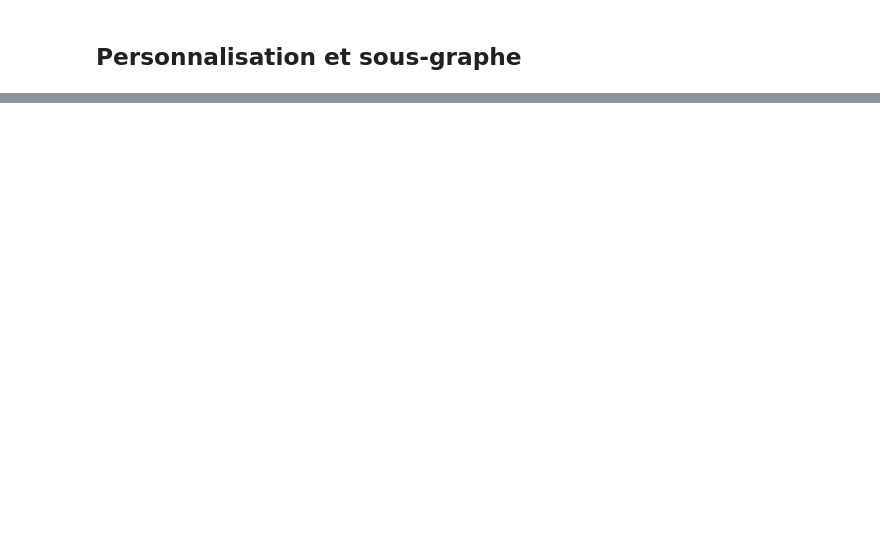
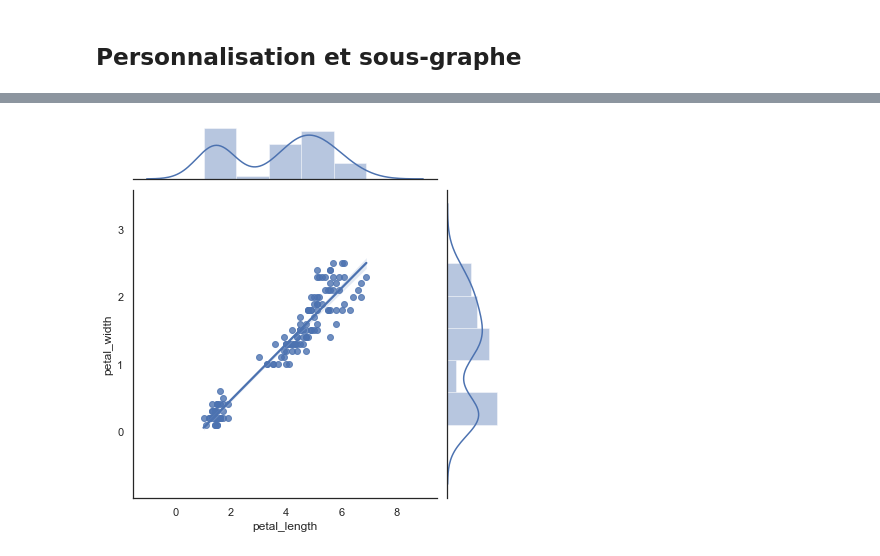
Before and after one commit to Rezzas/ocr_projet2, a Jupyter notebook: 0.2. - Apprentissage - Matplotlib & Seaborn.ipynb, the cells around one changed output, grey strips where cells are left out. Saved outputs shown, nothing was run; the diff lists cells and outputs as text; code cells hidden in the pictures; blank space fills up the shorter version.

```diff
--- a/0.2. - Apprentissage - Matplotlib & Seaborn.ipynb
+++ b/0.2. - Apprentissage - Matplotlib & Seaborn.ipynb
@@ -153,0 +305,5 @@ for i in range(6):
+# %%
+with sns.axes_style('white'):
+    sns.jointplot("petal_length", "petal_width", data=iris, kind='reg')
+# %% [output]
+[figure, added]
```
Also changed, not shown: parts of 31 cells of this notebook, 1 other file.
